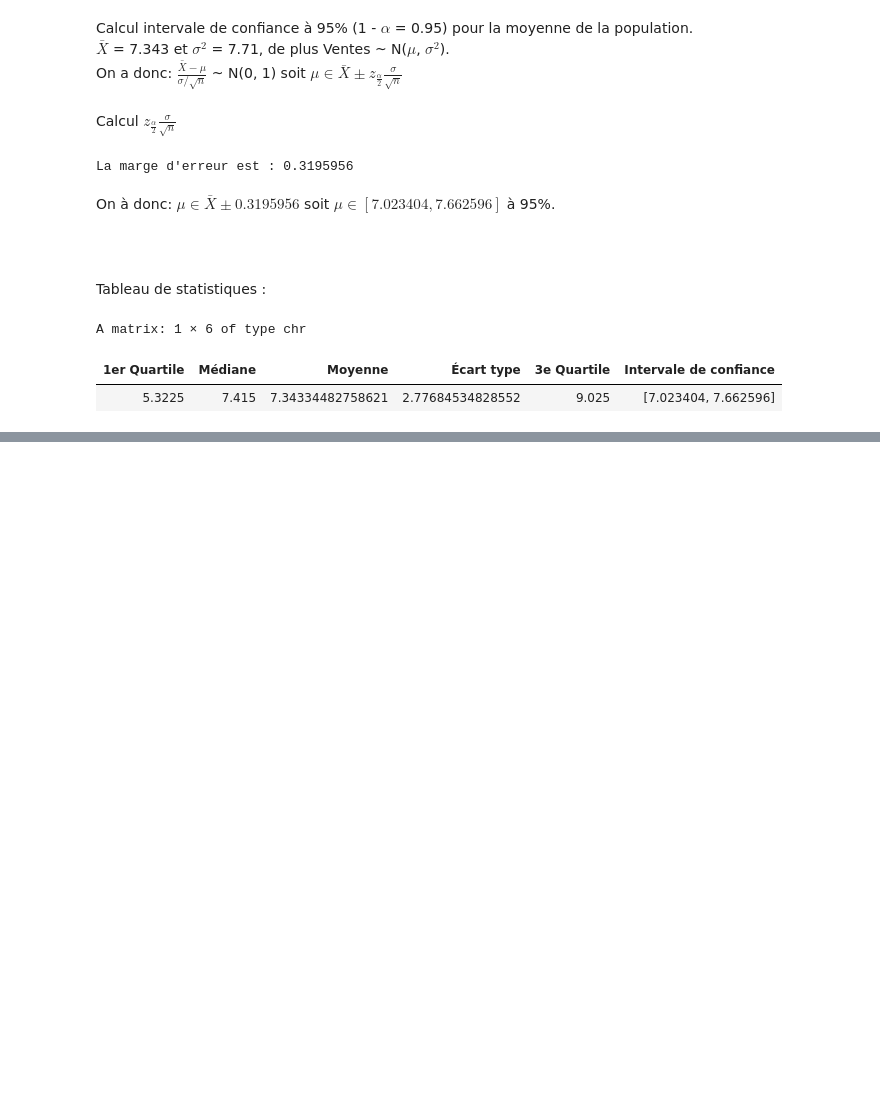
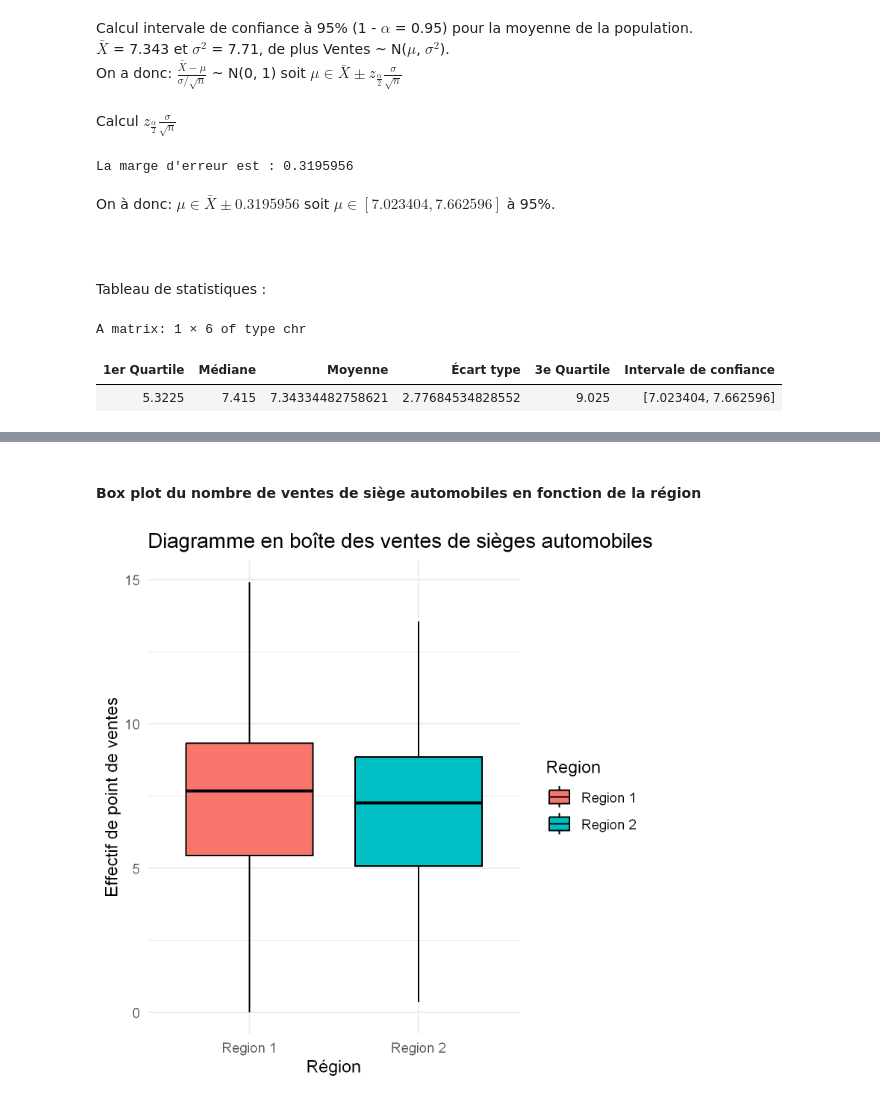
Before and after one commit to Julien9969/Devoir_MTH2302D, a Jupyter notebook: DevoirMTH2302D.ipynb, the cells around one changed output, grey strips where cells are left out. Saved outputs shown, nothing was run; the diff lists cells and outputs as text; code cells hidden in the pictures; blank space fills up the shorter version.

```diff
--- a/DevoirMTH2302D.ipynb
+++ b/DevoirMTH2302D.ipynb
@@ -148,0 +207,10 @@ A matrix: 1 × 6 of type chr
+# %% [markdown]
+#### Box plot du nombre de ventes de siège automobiles en fonction de la région
+# %%
+ggplot(combineSales, aes(x=Region, y=Ventes)) +
+    geom_boxplot(aes(fill=Region), color="black") +
+    theme_minimal() +
+    labs(title="Diagramme en boîte des ventes de sièges automobiles par région",
+         x="Région", y="Effectif de point de ventes")
+# %% [output]
+[figure, added]
```
Also changed, not shown: parts of 15 cells of this notebook, 1 other file.
